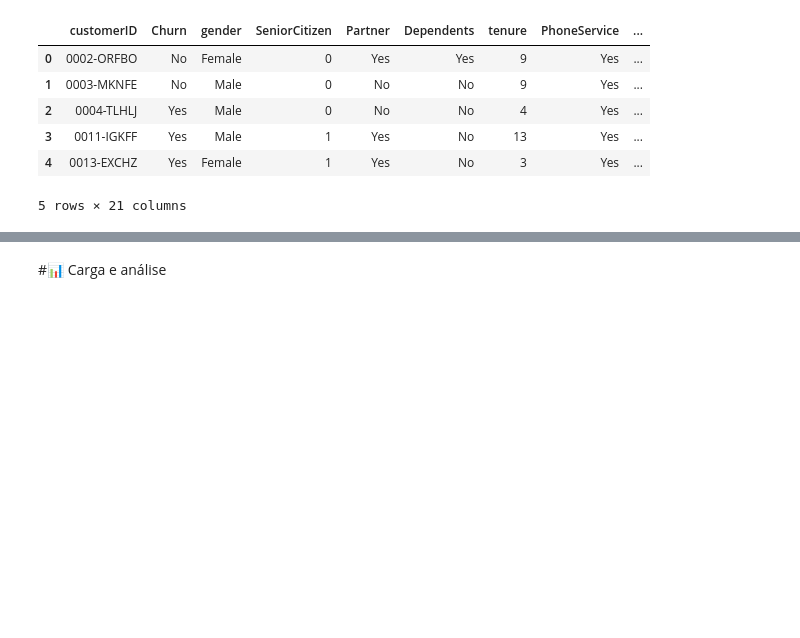
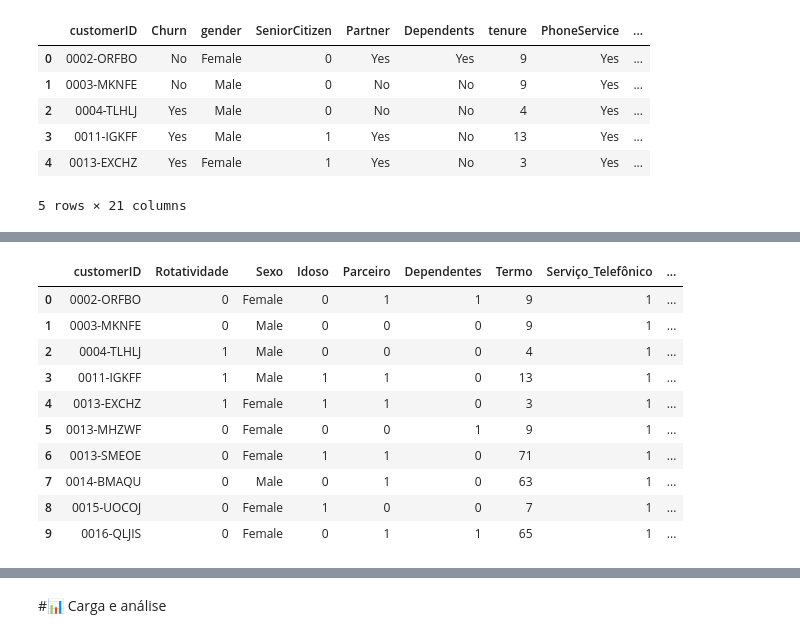
Before and after one commit to mbrandino/challenge2-data-science, a Jupyter notebook: TelecomX_BR.ipynb, the cells around one changed output, grey strips where cells are left out. Saved outputs shown, nothing was run; the diff lists cells and outputs as text; code cells hidden in the pictures; blank space fills up the shorter version.

```diff
--- a/TelecomX_BR.ipynb
+++ b/TelecomX_BR.ipynb
@@ -124,0 +150,3 @@ df_analise.head()
+# %%
+df_analise['Churn'] = df_analise['Churn'].replace('', np.nan)
+df_analise['Churn'] = df_analise['Churn'].fillna('No')
@@ -124,0 +196,3 @@ df_analise.head()
+# %%
+df_analise['Diarias'] = df_analise['ChargesMonthly'] / 30
+display(df_analise.head())
@@ -124,0 +231,7 @@ df_analise.head()
+# %%
+dic_rename = dict(zip(coluna_nomes, nomes_novos))
+
+df_analise = df_analise.rename(columns=dic_rename)
+
+print("\nNomes Novos:")
+print(df_analise.columns.tolist())
@@ -124,0 +241,3 @@ df_analise.head()
+# %%
+df_analise.columns = df_analise.columns.str.replace(' ', '_')
+print(df_analise.columns.tolist())
@@ -124,0 +246,66 @@ df_analise.head()
+# %%
+alteracao_das_colunas_dummyzacao = {
+    'Rotatividade': {
+        'Yes': 1,
+        'No': 0
+    },
+
+    'Parceiro': {
+        'Yes': 1, 'No': 0
+    },
+
+    'Dependentes': {
+        'Yes': 1, 'No': 0
+    },
+
+    'Serviço_Telefônico': {
+        'Yes': 1, 'No': 0
+    },
+
+    'Várias_Linhas': {
+        'Yes': 1, 'No': 0
+    },
+
+    'Serviço_Telefônico': {
+        'Yes': 1, 'No': 0
+    },
+
+    'Proteção_do_Dispositivo': {
+        'Yes': 1, 'No': 0
+    },
+
+    'Suporte_Técnico': {
+        'Yes': 1, 'No': 0
+    },
+
+    'Streaming_de_TV': {
+        'Yes': 1, 'No': 0
+    },
+
+    'Streaming_de_Filmes': {
+        'Yes': 1, 'No': 0
+    },
+
+    'Faturamento_Eletrônico': {
+        'Yes': 1, 'No': 0
+    },
+
+
+
+}
+
+
+df_analise = df_analise.replace(alteracao_das_colunas_dummyzacao)
+df_analise.head(10)
+# %% [output]
+|  | customerID | Rotatividade | Sexo | Idoso | Parceiro | Dependentes | Termo | Serviço_Telefônico | ... |
+| 0 | 0002-ORFBO | 0 | Female | 0 | 1 | 1 | 9 | 1 | ... |
+| 1 | 0003-MKNFE | 0 | Male | 0 | 0 | 0 | 9 | 1 | ... |
+| 2 | 0004-TLHLJ | 1 | Male | 0 | 0 | 0 | 4 | 1 | ... |
+| 3 | 0011-IGKFF | 1 | Male | 1 | 1 | 0 | 13 | 1 | ... |
+| 4 | 0013-EXCHZ | 1 | Female | 1 | 1 | 0 | 3 | 1 | ... |
+| 5 | 0013-MHZWF | 0 | Female | 0 | 0 | 1 | 9 | 1 | ... |
+| 6 | 0013-SMEOE | 0 | Female | 1 | 1 | 0 | 71 | 1 | ... |
+| 7 | 0014-BMAQU | 0 | Male | 0 | 1 | 0 | 63 | 1 | ... |
+| 8 | 0015-UOCOJ | 0 | Female | 1 | 0 | 0 | 7 | 1 | ... |
+| 9 | 0016-QLJIS | 0 | Female | 0 | 1 | 1 | 65 | 1 | ... |
```
Also changed, not shown: parts of 23 cells of this notebook.
